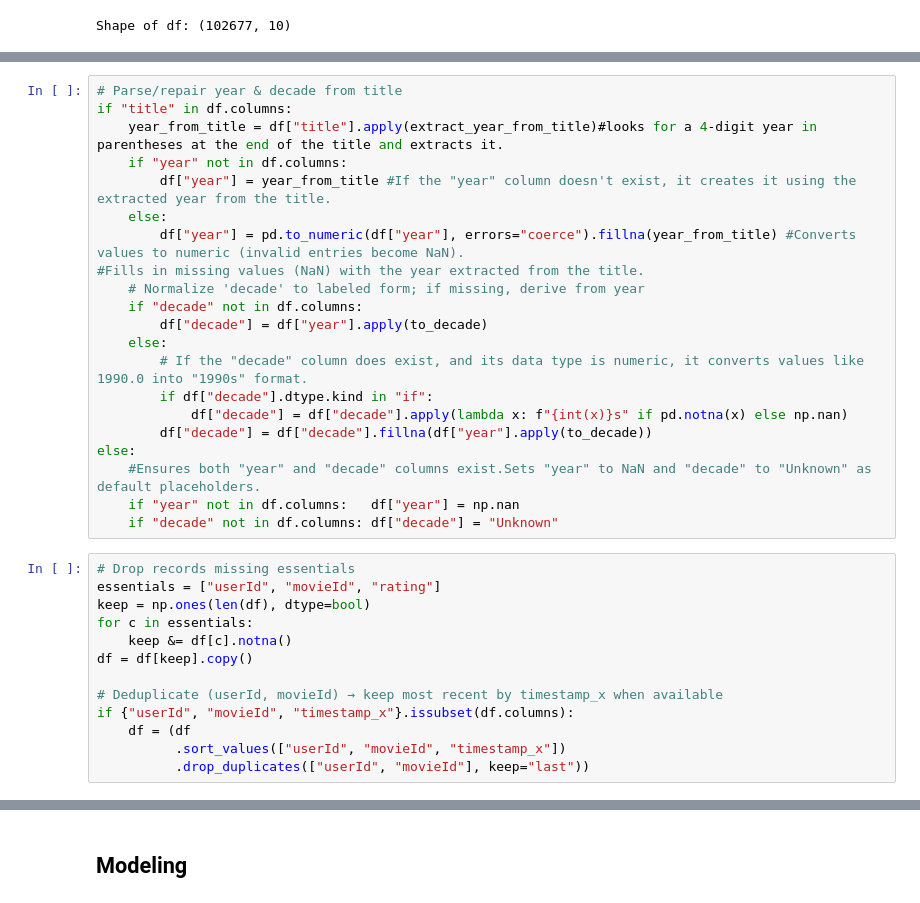
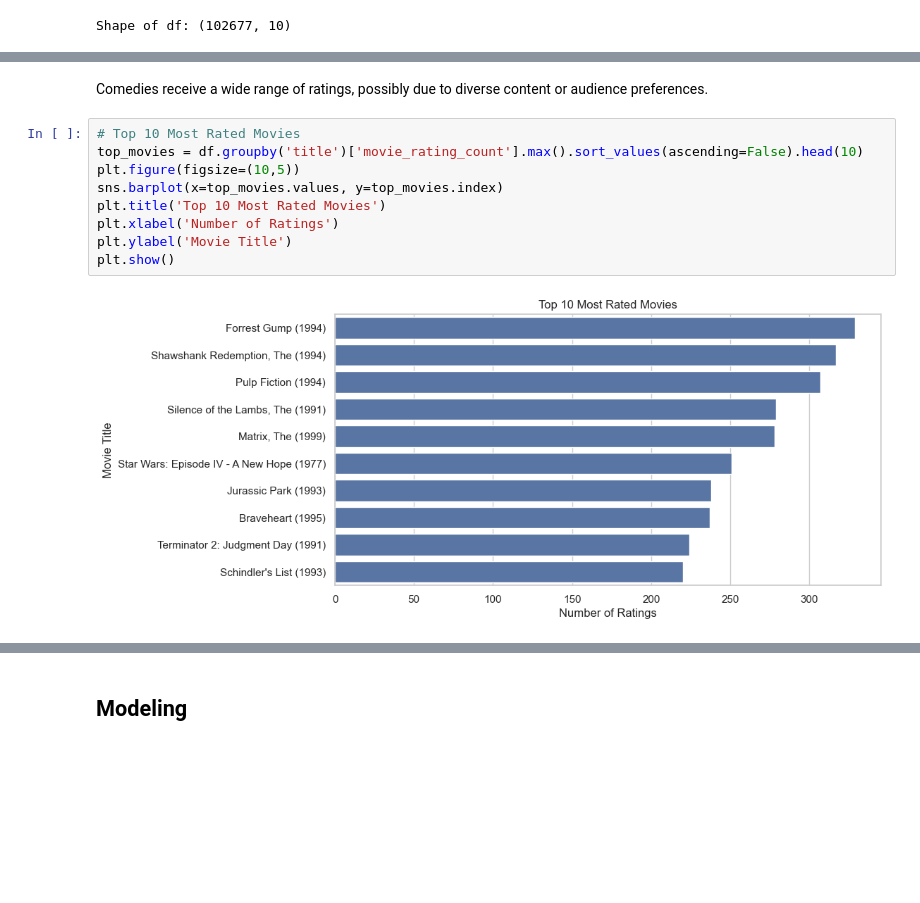
Before and after one commit to H-Rumenya/Group_2_P4_Project, a Jupyter notebook: phase4_project.ipynb, the cells around one changed output, grey strips where cells are left out. Saved outputs shown, nothing was run; the diff lists cells and outputs as text; blank space fills up the shorter version.

```diff
--- a/phase4_project.ipynb
+++ b/phase4_project.ipynb
@@ -333,34 +311,13 @@ if "timestamp_x" in df.columns:
-# %%
-# Parse/repair year & decade from title
-if "title" in df.columns:
-    year_from_title = df["title"].apply(extract_year_from_title)#looks for a 4-digit year in parentheses at the end of the title and extracts it.
-    if "year" not in df.columns:
-        df["year"] = year_from_title #If the "year" column doesn't exist, it creates it using the extracted year from the title.
-    else:
-        df["year"] = pd.to_numeric(df["year"], errors="coerce").fillna(year_from_title) #Converts values to numeric (invalid entries become NaN).
-#Fills in missing values (NaN) with the year extracted from the title.
-    # Normalize 'decade' to labeled form; if missing, derive from year
-    if "decade" not in df.columns:
-        df["decade"] = df["year"].apply(to_decade)
-    else:
-        # If the "decade" column does exist, and its data type is numeric, it converts values like 1990.0 into "1990s" format.
-        if df["decade"].dtype.kind in "if":
-            df["decade"] = df["decade"].apply(lambda x: f"{int(x)}s" if pd.notna(x) else np.nan)
-        df["decade"] = df["decade"].fillna(df["year"].apply(to_decade))
-else:
-    #Ensures both "year" and "decade" columns exist.Sets "year" to NaN and "decade" to "Unknown" as default placeholders.
-    if "year" not in df.columns:   df["year"] = np.nan
-    if "decade" not in df.columns: df["decade"] = "Unknown"
+# %% [markdown]
+Comedies receive a wide range of ratings, possibly due to diverse content or audience preferences.
 # %%
-# Drop records missing essentials
-essentials = ["userId", "movieId", "rating"]
-keep = np.ones(len(df), dtype=bool)
-for c in essentials:
-    keep &= df[c].notna()
-df = df[keep].copy()
-
-# Deduplicate (userId, movieId) → keep most recent by timestamp_x when available
-if {"userId", "movieId", "timestamp_x"}.issubset(df.columns):
-    df = (df
-          .sort_values(["userId", "movieId", "timestamp_x"])
-          .drop_duplicates(["userId", "movieId"], keep="last"))
+# Top 10 Most Rated Movies
+top_movies = df.groupby('title')['movie_rating_count'].max().sort_values(ascending=False).head(10)
+plt.figure(figsize=(10,5))
+sns.barplot(x=top_movies.values, y=top_movies.index)
+plt.title('Top 10 Most Rated Movies')
+plt.xlabel('Number of Ratings')
+plt.ylabel('Movie Title')
+plt.show()
+# %% [output]
+[figure, added]
```
Also changed, not shown: parts of 26 cells of this notebook.
